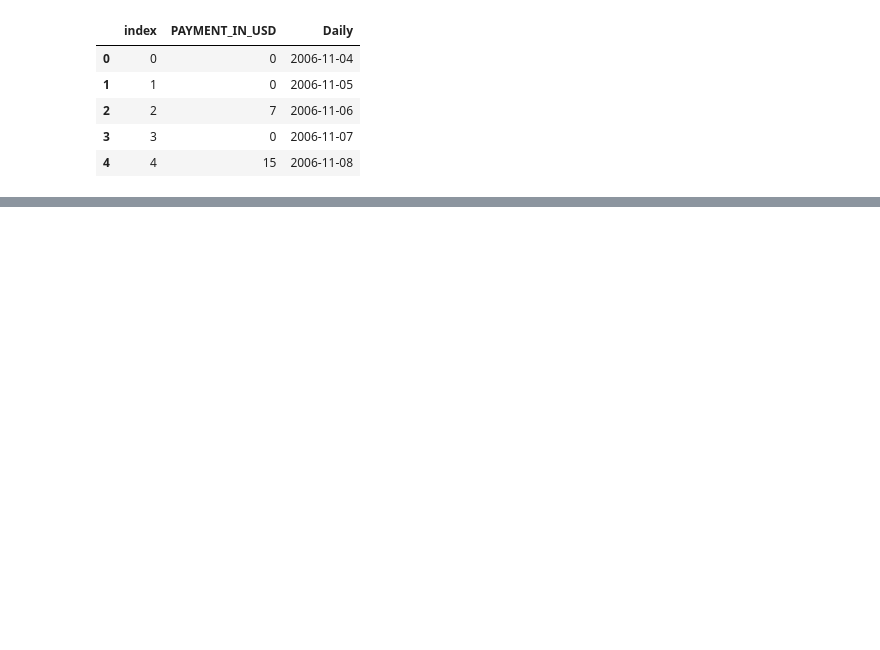
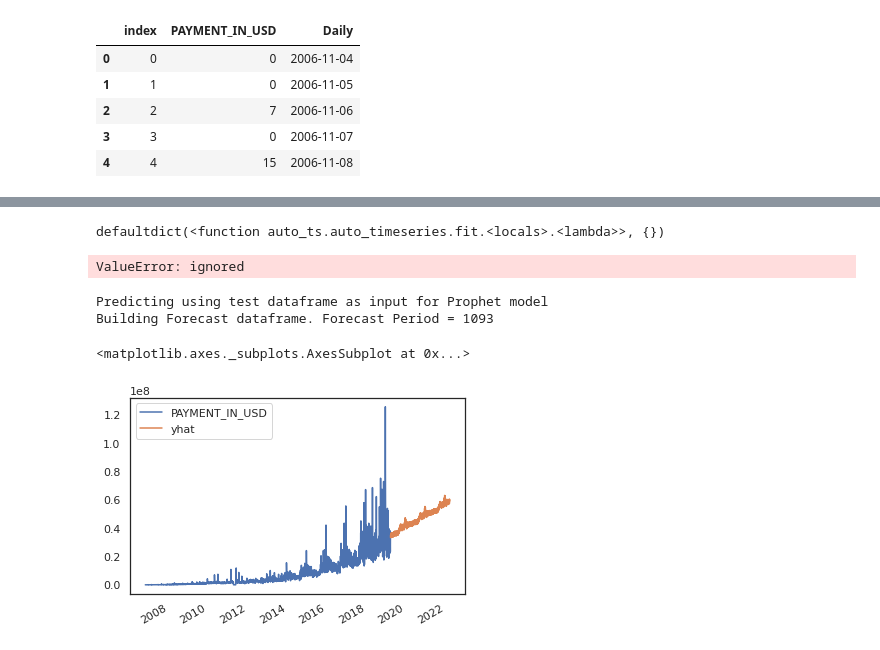
Before and after one commit to mgovindasamy/Machine-Learning-Examples, a Jupyter notebook: Auto-ml-daily-sales.ipynb, the cells around one changed output, grey strips where cells are left out. Cells and saved outputs as stored; diff of their text form; code cells hidden in the pictures; blank space fills up the shorter version.

```diff
--- a/Auto-ml-daily-sales.ipynb
+++ b/Auto-ml-daily-sales.ipynb
@@ -141 +187,18 @@ Alert! Data is not stationary even after two differencing. Continuing...
+# %%
+results_dict['VAR']['forecast']
+# %% [output]
+defaultdict(<function auto_ts.auto_timeseries.fit.<locals>.<lambda>>, {})
+# %%
+test_df.reset_index(inplace=True)
+# %% [output]
+ValueError: ignored
+# %%
+future_predictions = model.predict(testdata=test_df, model='Prophet')
+future_predictions
+pd.concat([train_df.set_index('Daily')['PAYMENT_IN_USD'],future_predictions.set_index('ds')['yhat']],axis=1).plot()
+# %% [output]
+Predicting using test dataframe as input for Prophet model
+Building Forecast dataframe. Forecast Period = 1093
+<matplotlib.axes._subplots.AxesSubplot at 0x...>
+[figure, added]
 # %%
```
Also changed, not shown: parts of 14 cells of this notebook.
